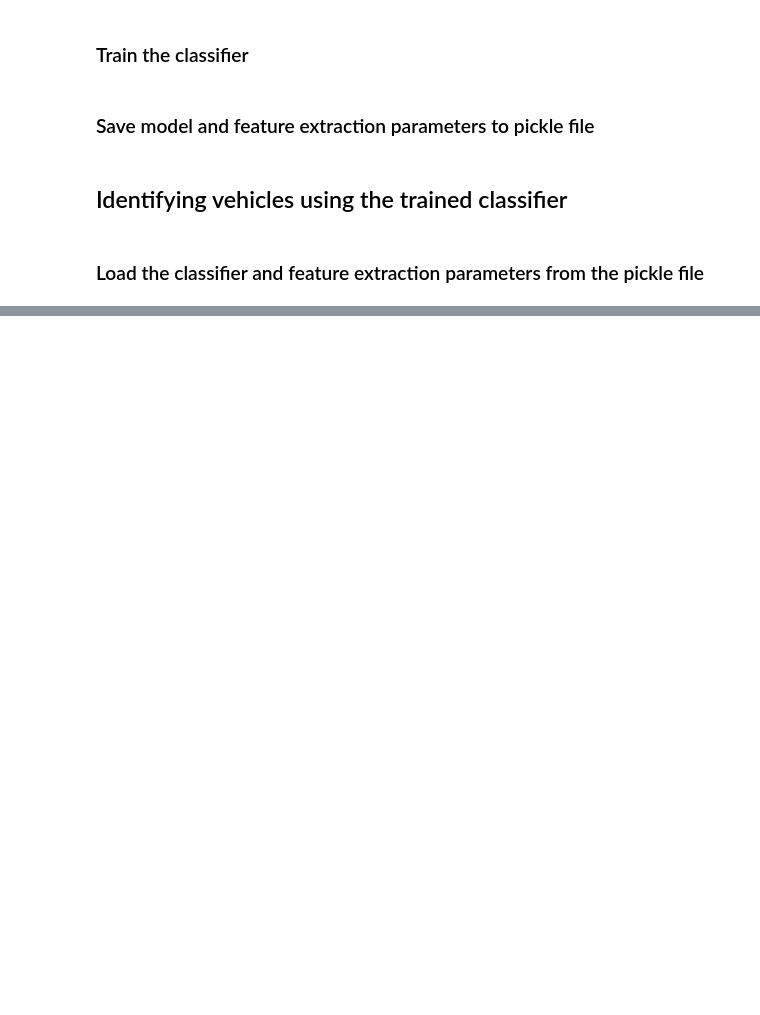
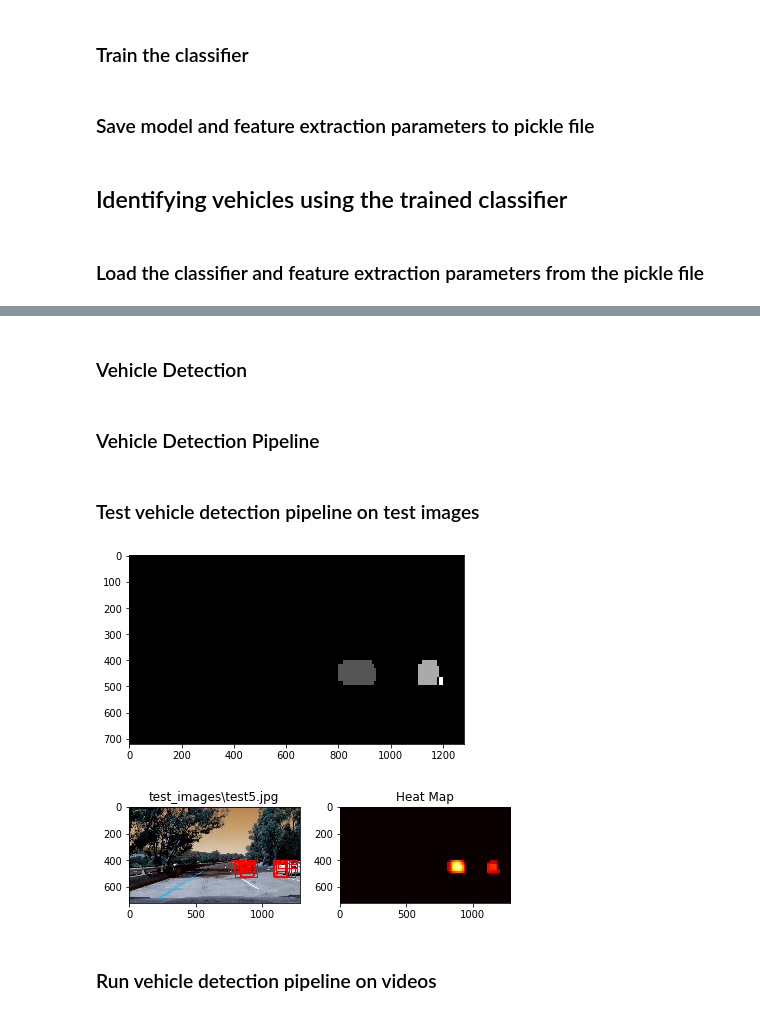
Before and after one commit to smoort/CarND-Vehicle-Detection, a Jupyter notebook: TrackVehicle.ipynb, the cells around one changed output, grey strips where cells are left out. Cells and saved outputs as stored; diff of their text form; code cells hidden in the pictures; blank space fills up the shorter version.

```diff
--- a/TrackVehicle.ipynb
+++ b/TrackVehicle.ipynb
@@ -384,3 +386,5 @@ print("hist_bins = ", hist_bins)
+# %% [markdown]
+### Vehicle Detection
 # %%
 # Define a single function that can extract features using hog sub-sampling and make predictions
 def find_cars(img, ystart, ystop, scale, svc, X_scaler, orient, pix_per_cell, cell_per_block, spatial_size, hist_bins, color_space):
@@ -458,6 +462,8 @@ def find_cars(img, ystart, ystop, scale, svc, X_scaler, orient, pix_per_cell, ce
                 bboxes.append(box)
 
     return bboxes
+# %% [markdown]
+### Vehicle Detection Pipeline
 # %%
 def detection_pipeline(img):
     ystart = 400
@@ -476,6 +482,7 @@ def detection_pipeline(img):
     for box in bboxes:
         cv2.rectangle(out_img, box[0], box[1],(0,0,255),6)
 #    showImg(out_img)
+    out_img = cv2.cvtColor(out_img, cv2.COLOR_RGB2BGR)
     cv2.imwrite("raw_img.jpg",out_img)
 
     heat = np.zeros_like(img[:,:,0]).astype(np.float)
@@ -493,31 +500,13 @@ def detection_pipeline(img):
             break
         i += 1
     track.heat = heat_holder
-    """
-    # Add heat weight for zone around previous detections
-    for pos in tracker[-1].detected_car_positions:
-        min_x = pos[0][0]
-        min_y = pos[0][1]
-        max_x = pos[1][0]
-        max_y = pos[1][1]
 
-        min_x = np.clip(min_x - 5, 0, heat.shape[1])
-        max_x = np.clip(min_x + 5, 0, heat.shape[1])
-        min_y = np.clip(min_y - 5, 0, heat.shape[0])
-        max_y = np.clip(min_y + 5, 0, heat.shape[0])
-
-        for x in range(min_x, max_x):
-            for y in range (min_y, max_y):
-                if 0 < heat[y,x] < heat_threshold:
-                    heat[y,x] += 4
-    """
 #    print("box details = ", tracker[-1].detected_car_positions[0])
     # Apply threshold to help remove false positives
     heat = apply_threshold(heat, heat_threshold)
 
     # Visualize the heatmap when displaying
     heatmap = np.clip(heat, 0, 255)
-
 
     # Find final boxes from heatmap using label function
     labels = label(heatmap)
@@ -527,33 +516,46 @@ def detection_pipeline(img):
     cv2.putText(draw_img,"Frame Number  = " + str(track.frame_number), (900,50), cv2.FONT_HERSHEY_PLAIN, 2, (255,255,255))
     cv2.putText(draw_img,"Cars detected =  " + str(labels[1]), (900,80), cv2.FONT_HERSHEY_PLAIN, 2, (255,255,255))
 
-    return draw_img, heatmap
+    draw_img = cv2.cvtColor(draw_img, cv2.COLOR_RGB2BGR)
+    cv2.imwrite("draw_img" + str(track.frame_number) + ".jpg",draw_img)
+
+    label_img = np.dstack((labels[0], labels[0], labels[0]))*255
+    cv2.imwrite("labels_img" + str(track.frame_number) + ".jpg",label_img)
+
+    return out_img, heatmap
+# %% [markdown]
+### Test vehicle detection pipeline on test images
 # %%
 image = cv2.imread('test_images\\test6*.jpg')
 tracker = []
 track = car_tracker()
 track.frame_number = 1
 track.cars_located = 0
 track.detected_car_positions = []
 track.heat = np.zeros_like(image).astype(np.float)
 tracker.append(track)
 
-test_images = glob.glob('test_images\\test6*.jpg')
-for img in test_images:
-    img = cv2.imread(img)
+test_images = glob.glob('test_images\\test5*')
+for image in test_images:
+    img = cv2.imread(image)
     img = cv2.cvtColor(img, cv2.COLOR_BGR2RGB)
     draw_img, heatmap = detection_pipeline(img)
     fig = plt.figure()
     plt.subplot(121)
     plt.imshow(draw_img)
-    plt.title('Car Positions')
+    plt.title(image)
     plt.subplot(122)
     plt.imshow(heatmap, cmap='hot')
     plt.title('Heat Map')
     fig.tight_layout()
     plt.show()
     draw_img = cv2.cvtColor(draw_img, cv2.COLOR_RGB2BGR)
     cv2.imwrite("marked_img.jpg",draw_img)
+# %% [output]
+[figure, added]
+[figure, added]
+# %% [markdown]
+### Run vehicle detection pipeline on videos
 # %%
 # Import everything needed to edit/save/watch video clips
 from moviepy.editor import VideoFileClip
```
Also changed, not shown: parts of 9 cells of this notebook, 1 other file.
